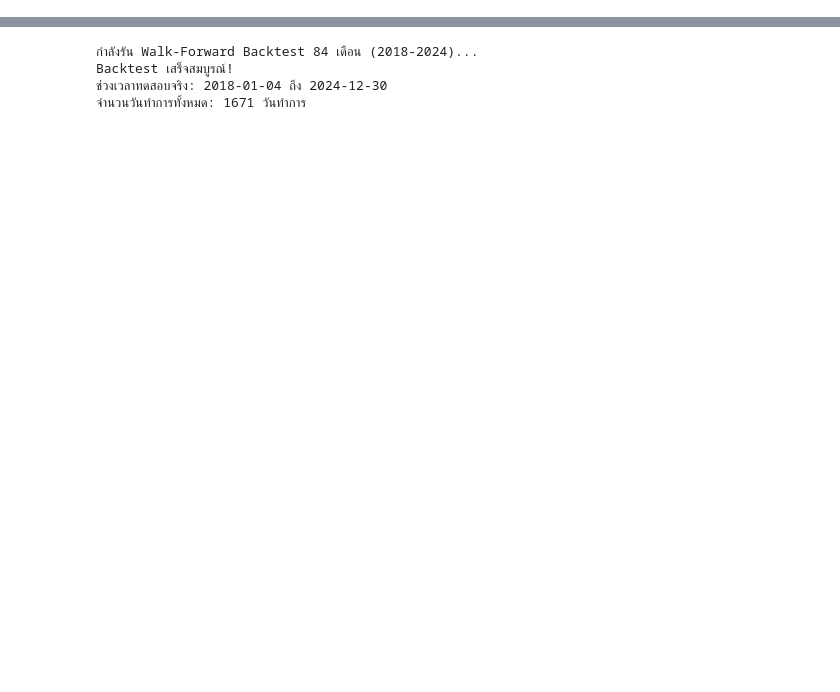
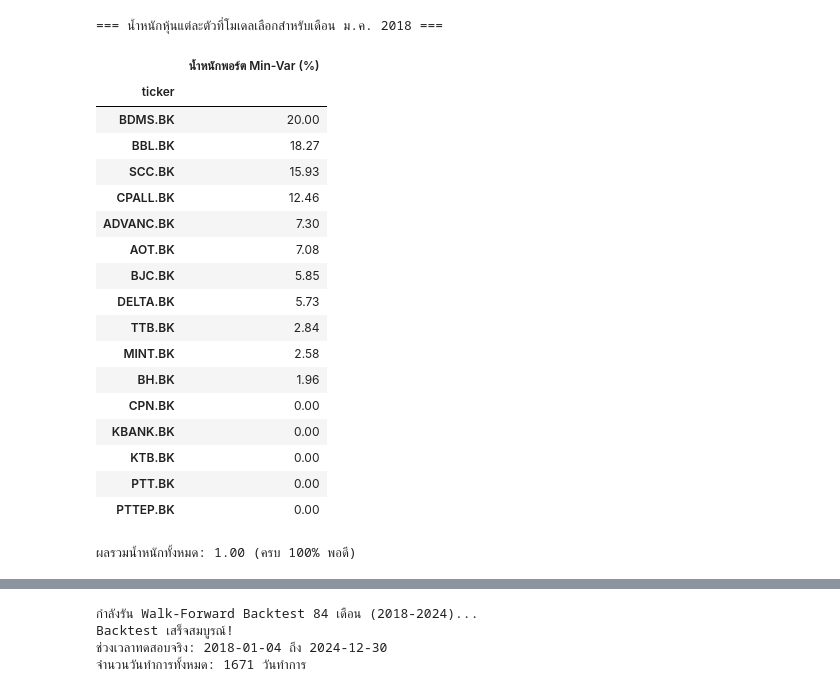
Before and after one commit to passavorn-limmeechokchai/Thai_Equity_Portfolio, a Jupyter notebook: notebooks/04_walk_forward_backtest.ipynb, the cells around one changed output, grey strips where cells are left out. Drawn from its saved outputs; the diff is of its cells as text; code cells hidden in the pictures; blank space fills up the shorter version.

```diff
--- a/notebooks/04_walk_forward_backtest.ipynb
+++ b/notebooks/04_walk_forward_backtest.ipynb
@@ -234,0 +135,29 @@ print(f"-> ค่าคอมมิชชั่นที่ถูกหักใ
+# %%
+# ส่ง in_sample ไปคำนวณหาน้ำหนัก
+w_minvar = get_min_variance_weights(in_sample)
+
+df_w = pd.DataFrame({"น้ำหนักพอร์ต Min-Var (%)": w_minvar * 100}).round(2)
+print("=== น้ำหนักหุ้นแต่ละตัวที่โมเดลเลือกสำหรับเดือน ม.ค. 2018 ===")
+display(df_w.sort_values(by="น้ำหนักพอร์ต Min-Var (%)", ascending=False))
+print(f"ผลรวมน้ำหนักทั้งหมด: {w_minvar.sum():.2f} (ครบ 100% พอดี)")
+# %% [output]
+=== น้ำหนักหุ้นแต่ละตัวที่โมเดลเลือกสำหรับเดือน ม.ค. 2018 ===
+|  | น้ำหนักพอร์ต Min-Var (%) |
+| ticker |  |
+| BDMS.BK | 20.00 |
+| BBL.BK | 18.27 |
+| SCC.BK | 15.93 |
+| CPALL.BK | 12.46 |
+| ADVANC.BK | 7.30 |
+| AOT.BK | 7.08 |
+| BJC.BK | 5.85 |
+| DELTA.BK | 5.73 |
+| TTB.BK | 2.84 |
+| MINT.BK | 2.58 |
+| BH.BK | 1.96 |
+| CPN.BK | 0.00 |
+| KBANK.BK | 0.00 |
+| KTB.BK | 0.00 |
+| PTT.BK | 0.00 |
+| PTTEP.BK | 0.00 |
+ผลรวมน้ำหนักทั้งหมด: 1.00 (ครบ 100% พอดี)
```
Also changed, not shown: parts of 24 cells of this notebook.
